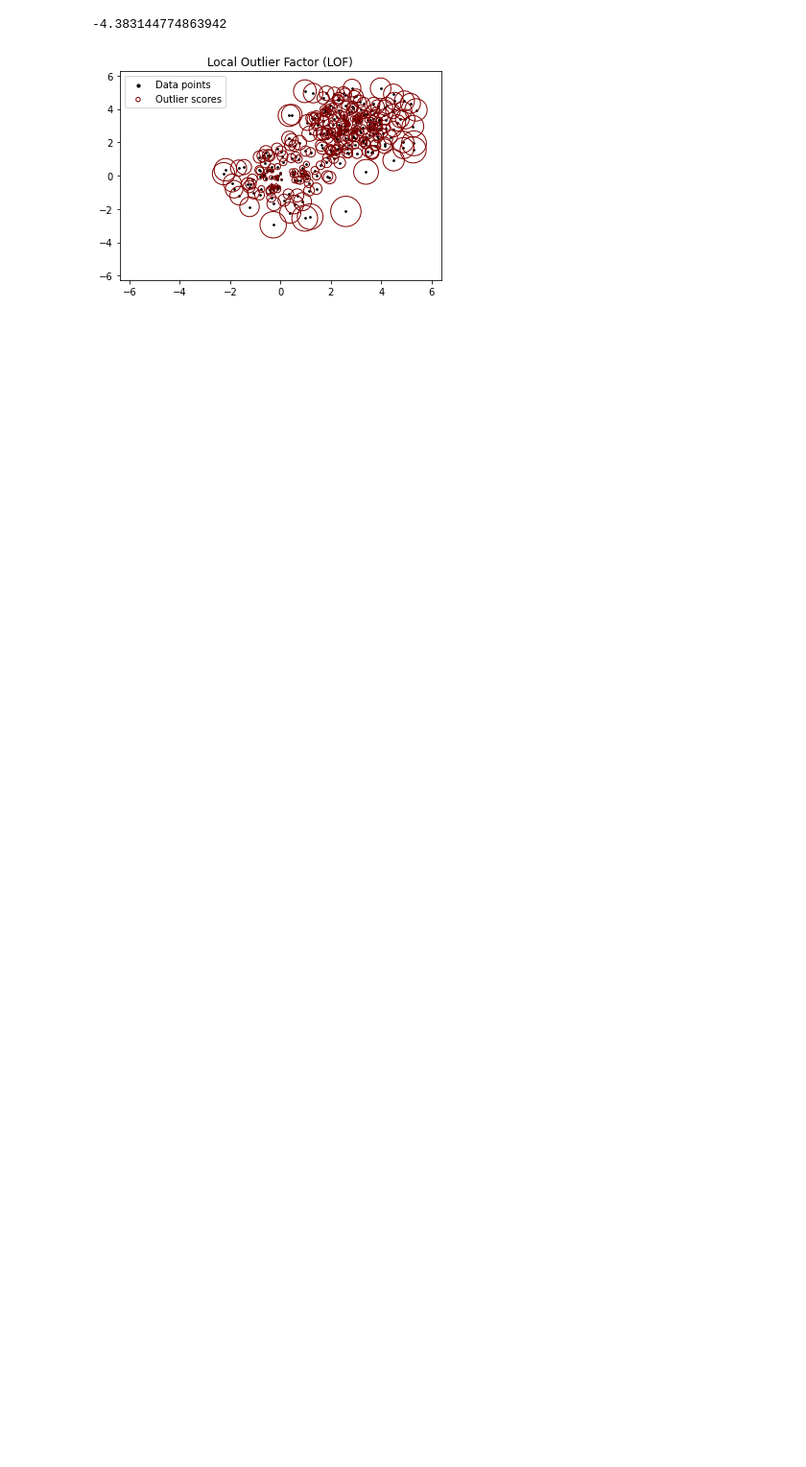
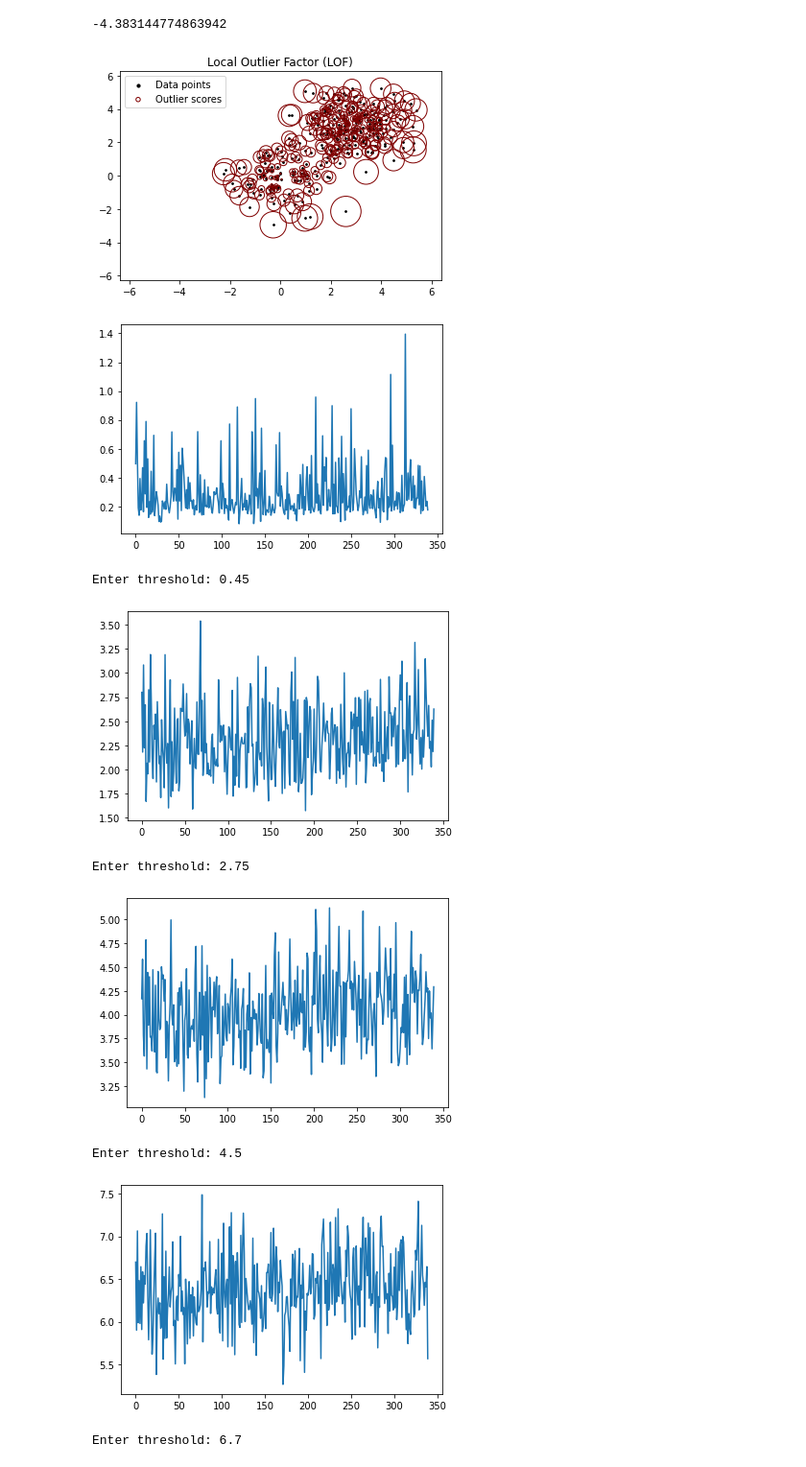
Before and after one commit to NeuralClassifier/HDBSCAN-OutlierDetect, a Jupyter notebook: Local_Global_Outliers.ipynb, the cells around one changed output. Shown at 96% size. Drawn from its saved outputs; the diff is of its cells as text; code cells hidden in the pictures; blank space fills up the shorter version.

```diff
--- a/Local_Global_Outliers.ipynb
+++ b/Local_Global_Outliers.ipynb
@@ -93,6 +93,7 @@ for folders in red:
     for files in dim:
       filename = subfold+str(folders)+'p'+'_m'+str(subsub)+'_dim'+str(files)+'.xlsx'
       df = pd.read_excel(filename)
+      df.drop(['Unnamed: 0'],axis=1,inplace=True)
       X = np.array(df.iloc[:,:-1])
       clf = LocalOutlierFactor(n_neighbors=20, contamination=0.1)
       y_pred = clf.fit_predict(X)
@@ -112,8 +113,19 @@ for folders in red:
       #plt.show()
       df_lofnorm=pd.concat([df,pd.DataFrame(radius,columns=['normalized_LOF'])],axis=1)
       df_lofnorm.to_excel(path+str(folders)+'p'+'_m'+str(subsub)+'_dim'+str(files)+'_LOF.xlsx')
+# %%
+def replace_lbls(lbl, indx):
+  for idx in indx:
+    lbl[idx] = 1
+  return lbl
 # %%
 #KNN
+
+
+def replace_lbls(lbl, indx):
+  for idx in indx:
+    lbl[idx] = 1
+  return lbl
 
 red = [30,50,70,90]
 p70 = [1,2,3,4]
@@ -130,12 +142,13 @@ for folders in red:
   for subsub in p70:
     subfold = redPath+str(folders)+'p/'
     subfold = subfold+str(subsub)+'/'
-    path = subfold+'/LOF/'
-    #os.mkdir(path)
+    path = subfold+'/KNNOut/'
+    os.mkdir(path)
     dim = [2, 10, 20, 40, 80, 100]
     for files in dim:
       filename = subfold+str(folders)+'p'+'_m'+str(subsub)+'_dim'+str(files)+'.xlsx'
       df = pd.read_excel(filename)
+      df.drop(['Unnamed: 0'],axis=1,inplace=True)
       X = np.array(df.iloc[:,:-1])
 
       # instantiate model
@@ -143,34 +156,47 @@ for folders in red:
       # fit model
       nbrs.fit(X)
       # distances and indexes of k-neighbors from model outputs
       distances, indexes = nbrs.kneighbors(X)
+      lbl = np.zeros((len(X),), dtype=int)
       #print(distances)
       #print(list(indexes))
 
       # plot mean of k-distances of each observation
       plt.plot(distances.mean(axis =1))
       plt.show()
       # visually determine cutoff values > 0.15
       thres = float(input('Enter threshold: '))
       outlier_index = np.where(distances.mean(axis = 1) > thres)
-      print(outlier_index)
-      break
+      #print(outlier_index)
+      lbl = replace_lbls(lbl,outlier_index)
 
       #clf = LocalOutlierFactor(n_neighbors=20, contamination=0.1)
       #y_pred = clf.fit_predict(X)
       #X_scores = clf.negative_outlier_factor_
       #plt.title("Local Outlier Factor (LOF)")
       #plt.scatter(X[:, 0], X[:, 1], color="k", s=3.0, label="Data points")
       # plot circles with radius proportional to the outlier scores
       #radius = (X_scores.max() - X_scores) / (X_scores.max() - X_scores.min())
       #plt.scatter(X[:, 0],X[:, 1],s=1000 * radius,edgecolors="maroon",facecolors="none",label="Outlier scores",)
       #plt.axis("tight")
       #plt.xlim(((max(X[:, 0])+1)*(-1), max(X[:, 0])+1))
       #plt.ylim(((max(X[:, 1])+1)*(-1), max(X[:, 1])+1))
       #plt.xlabel("prediction errors: %d" % (n_errors))
       #legend = plt.legend(loc="upper left")
       #legend.legendHandles[0]._sizes = [10]
       #legend.legendHandles[1]._sizes = [20]
       #plt.show()
-      #df_lofnorm=pd.concat([df,pd.DataFrame(radius,columns=['normalized_LOF'])],axis=1)
-      #df_lofnorm.to_excel(path+str(folders)+'p'+'_m'+str(subsub)+'_dim'+str(files)+'_LOF.xlsx')
+      df_lofnorm=pd.concat([df,pd.DataFrame(lbl,columns=['KNN_ouliers'])],axis=1)
+      df_lofnorm.to_excel(path+str(folders)+'p'+'_m'+str(subsub)+'_dim'+str(files)+'_KNNOut.xlsx')
+      #break
+    #break
+  #break
+# %% [output]
+[figure, added]
+Enter threshold: 0.45
+[figure, added]
+Enter threshold: 2.75
+[figure, added]
+Enter threshold: 4.5
+[figure, added]
+Enter threshold: 6.7
```
Also changed, not shown: parts of 6 cells of this notebook.
